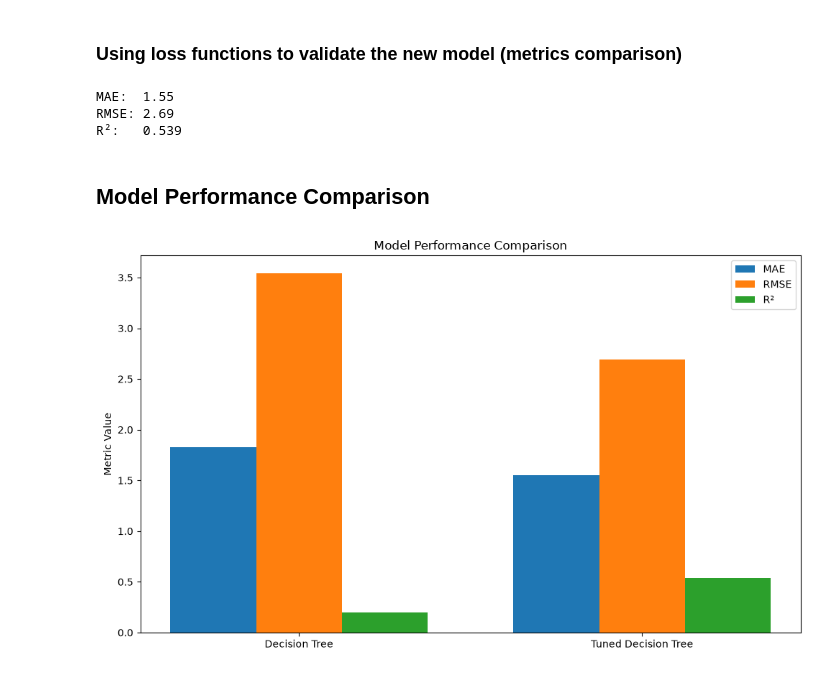
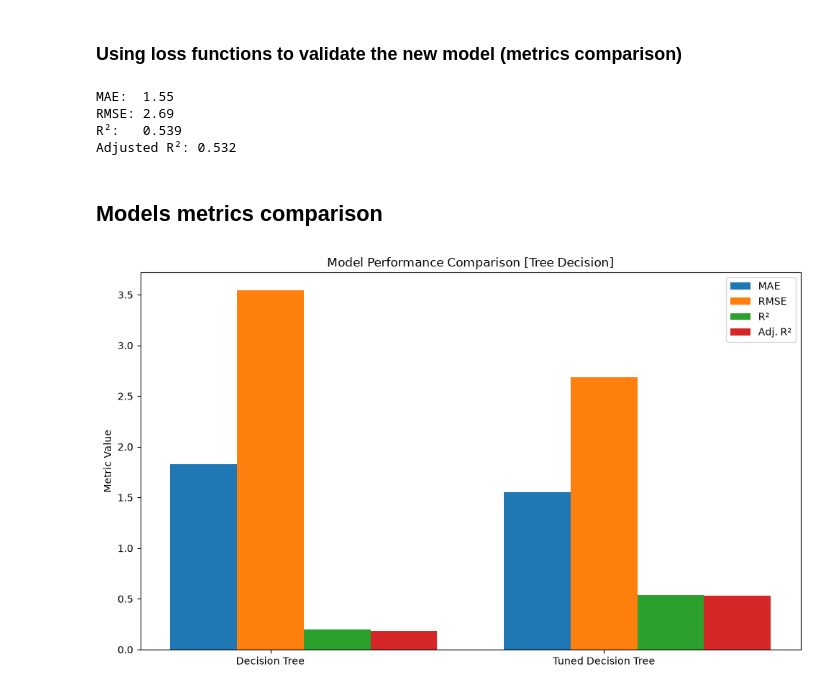
Before and after one commit to luiz-ed-ferreira/Project_MLStudentsPerformance, a Jupyter notebook: Models/Tree.ipynb, the cells around one changed output. Cells and saved outputs as stored; diff of their text form; code cells hidden in the pictures.

Commit message:
Finished tree decision models

```diff
--- a/Models/Tree.ipynb
+++ b/Models/Tree.ipynb
@@ -229,11 +230,13 @@ y_pred_tree_tuned = best_tree.predict(X_test)
 # %% [markdown]
 ### Using loss functions to validate the new model (metrics comparison)
 # %%
+#Mean absolute error
 mae_tree_tuned = mean_absolute_error(
     y_test,
     y_pred_tree_tuned
 )
 
+#Mean squared error
 rmse_tree_tuned = np.sqrt(
     mean_squared_error(
         y_test,
@@ -241,50 +244,60 @@ rmse_tree_tuned = np.sqrt(
     )
 )
 
+#r2 error
 r2_tree_tuned = r2_score(
     y_test,
     y_pred_tree_tuned
 )
 
+#r2 error adjusted
+n = len(y_test)
+p = X_test.shape[1]
+adjusted_r2_tuned = 1 - (1 - r2_tree_tuned) * (n - 1) / (n - p - 1)
+
 print(f"MAE:  {mae_tree_tuned:.2f}")
 print(f"RMSE: {rmse_tree_tuned:.2f}")
 print(f"R²:   {r2_tree_tuned:.3f}")
+print(f"Adjusted R²: {adjusted_r2_tuned:.3f}")
 # %% [output]
 MAE:  1.55
 RMSE: 2.69
 R²:   0.539
+Adjusted R²: 0.532
 # %%
 #Decision Tree Hyperparameter Tuning: The default Decision Tree showed poor generalization performance.
 #After applying GridSearchCV with 5-fold cross-validation to optimize max_depth, min_samples_split, and min_samples_leaf, the model improved substantially, reducing MAE from 1.83 to 1.55, reducing RMSE from 3.54 to 2.69, and increasing R² from 0.199 to 0.539.
 #Despite this improvement, the tuned Decision Tree still underperformed the Linear Regression baseline (MAE = 0.48, RMSE = 2.04, R² = 0.734), indicating that the linear model remained the strongest performer at this stage.
 # %% [markdown]
-## Model Performance Comparison
+## Models metrics comparison
 # %%
 #Graph definition
 models = [
     "Decision Tree",
     "Tuned Decision Tree"
 ]
 
-mae_values = [1.83, 1.55]
-rmse_values = [3.54, 2.69]
-r2_values = [0.199, 0.539]
+mae_values = [mae, mae_tree_tuned]
+rmse_values = [rmse, rmse_tree_tuned]
+r2_values = [r2, r2_tree_tuned]
+adjusted_r2_values = [adjusted_r2, adjusted_r2_tuned]
 
 x = np.arange(len(models))
-width = 0.25
+width = 0.20
 
 plt.figure(figsize=(10, 6))
 
 plt.bar(x - width, mae_values, width, label="MAE")
 plt.bar(x, rmse_values, width, label="RMSE")
 plt.bar(x + width, r2_values, width, label="R²")
+plt.bar(x + width*2, adjusted_r2_values, width, label="Adj. R²")
 
 plt.xticks(x, models)
 plt.ylabel("Metric Value")
-plt.title("Model Performance Comparison")
+plt.title("Model Performance Comparison [Tree Decision]")
 plt.legend()
 
 plt.tight_layout()
 plt.show()
 # %% [output]
-[figure, old version]
+[figure, new version]
```
Also changed, not shown: parts of 9 cells of this notebook.
